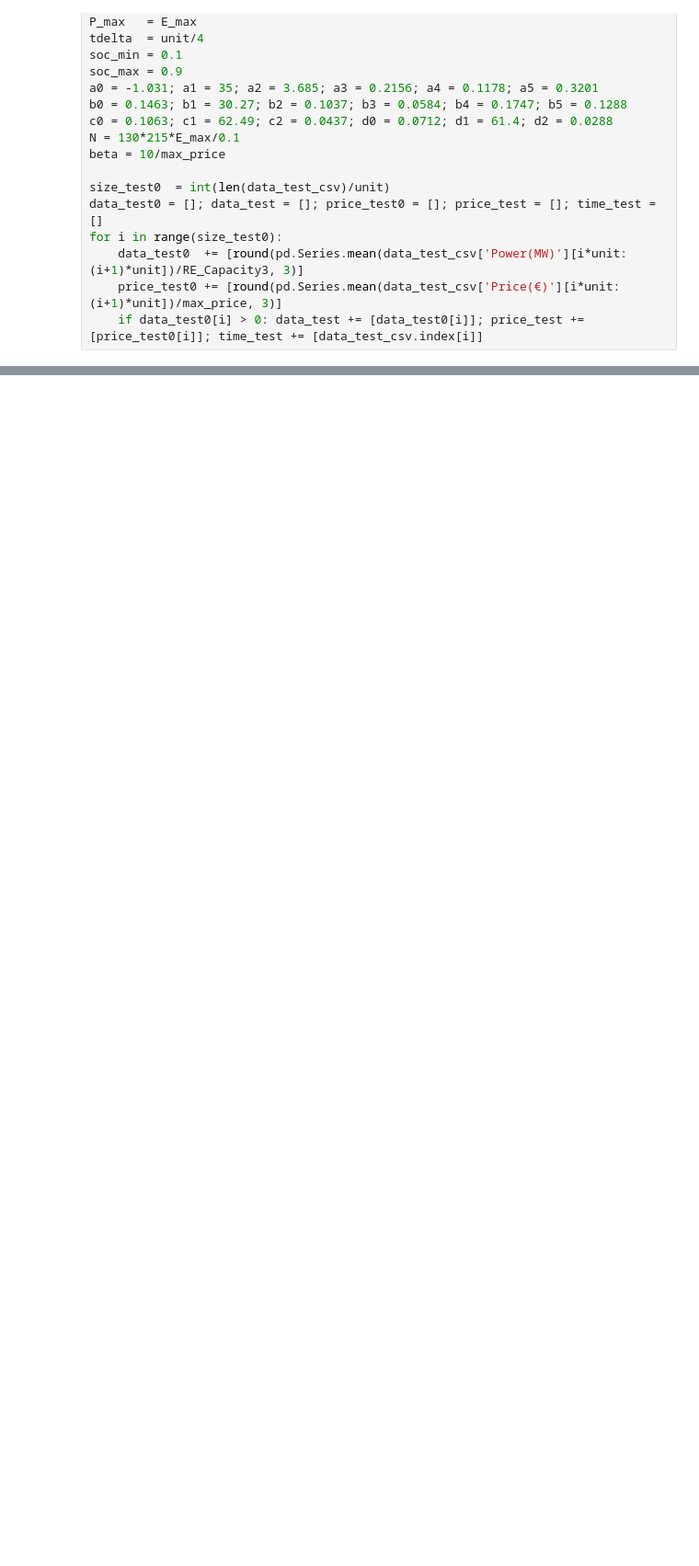
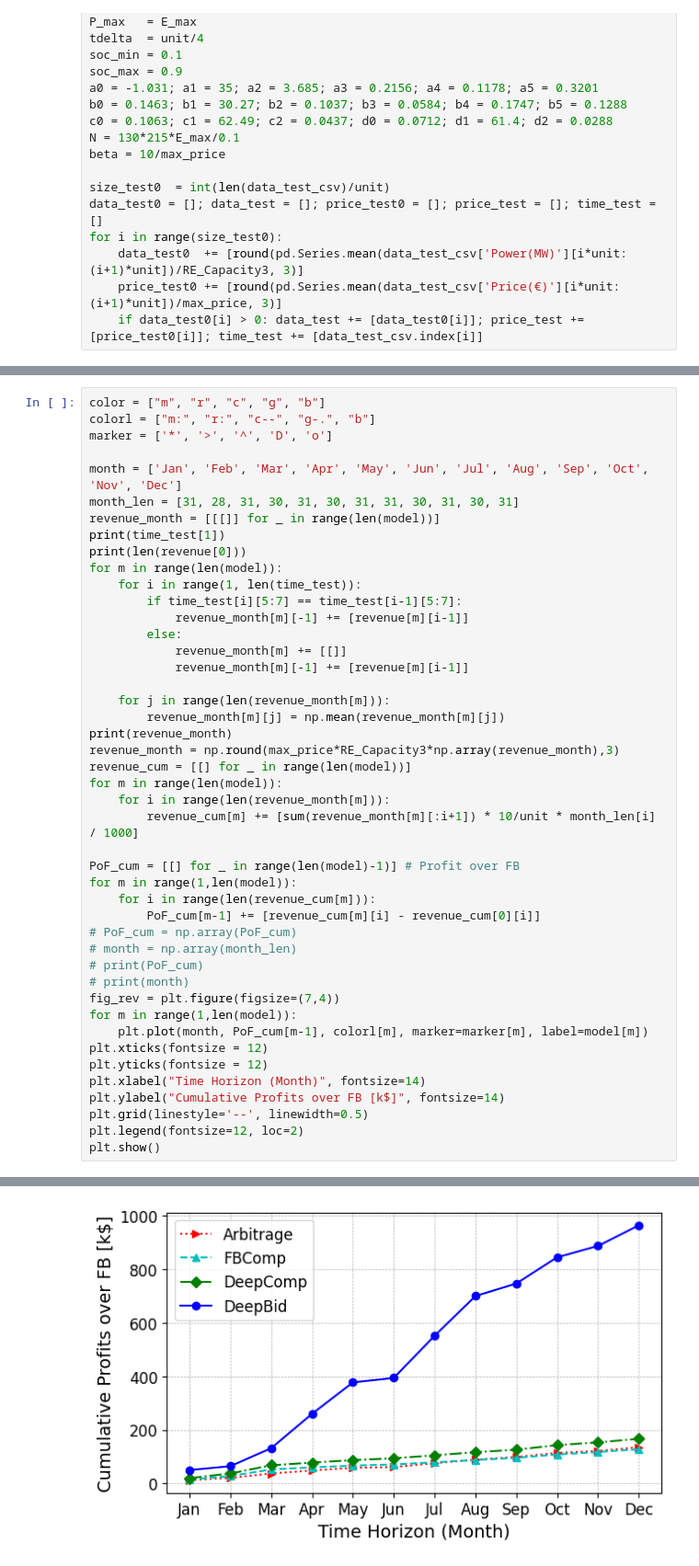
Before and after one commit to aryan2702p/DRL_Bid_20_23, a Jupyter notebook: Wind/Results/Performance.ipynb, the cells around one changed output, grey strips where cells are left out. Shown: that part at 92% size. Saved outputs shown, nothing was run; the diff lists cells and outputs as text; blank space fills up the shorter version.

```diff
--- a/Wind/Results/Performance.ipynb
+++ b/Wind/Results/Performance.ipynb
@@ -251,0 +252,46 @@ plt.show()
+# %%
+color = ["m", "r", "c", "g", "b"]
+colorl = ["m:", "r:", "c--", "g-.", "b"]
+marker = ['*', '>', '^', 'D', 'o']
+
+month = ['Jan', 'Feb', 'Mar', 'Apr', 'May', 'Jun', 'Jul', 'Aug', 'Sep', 'Oct', 'Nov', 'Dec']
+month_len = [31, 28, 31, 30, 31, 30, 31, 31, 30, 31, 30, 31]
+revenue_month = [[[]] for _ in range(len(model))]
+print(time_test[1])
+print(len(revenue[0]))
+for m in range(len(model)):
+    for i in range(1, len(time_test)):
+        if time_test[i][5:7] == time_test[i-1][5:7]:
+            revenue_month[m][-1] += [revenue[m][i-1]]
+        else:
+            revenue_month[m] += [[]]
+            revenue_month[m][-1] += [revenue[m][i-1]]
+
+    for j in range(len(revenue_month[m])):
+        revenue_month[m][j] = np.mean(revenue_month[m][j])
+print(revenue_month)
+revenue_month = np.round(max_price*RE_Capacity3*np.array(revenue_month),3)
+revenue_cum = [[] for _ in range(len(model))]
+for m in range(len(model)):
+    for i in range(len(revenue_month[m])):
+        revenue_cum[m] += [sum(revenue_month[m][:i+1]) * 10/unit * month_len[i] / 1000]
+
+PoF_cum = [[] for _ in range(len(model)-1)] # Profit over FB
+for m in range(1,len(model)):
+    for i in range(len(revenue_cum[m])):
+        PoF_cum[m-1] += [revenue_cum[m][i] - revenue_cum[0][i]]
+# PoF_cum = np.array(PoF_cum)
+# month = np.array(month_len)
+# print(PoF_cum)
+# print(month)
+fig_rev = plt.figure(figsize=(7,4))
+for m in range(1,len(model)):
+    plt.plot(month, PoF_cum[m-1], colorl[m], marker=marker[m], label=model[m])
+plt.xticks(fontsize = 12)
+plt.yticks(fontsize = 12)
+plt.xlabel("Time Horizon (Month)", fontsize=14)
+plt.ylabel("Cumulative Profits over FB [k$]", fontsize=14)
+plt.grid(linestyle='--', linewidth=0.5)
+plt.legend(fontsize=12, loc=2)
+plt.show()
+# %% [output]
@@ -251,0 +301 @@ plt.show()
+[figure, added]
```
Also changed, not shown: parts of 6 cells of this notebook, 18 other files.
